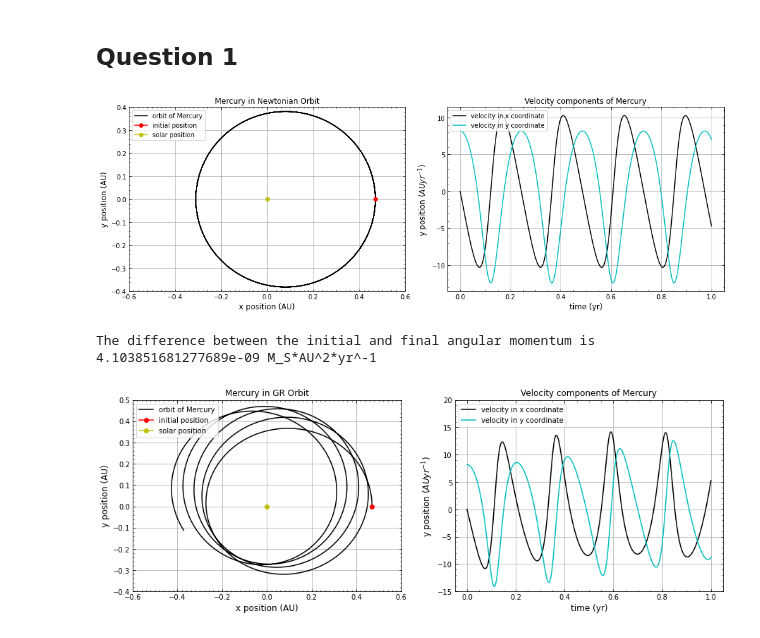
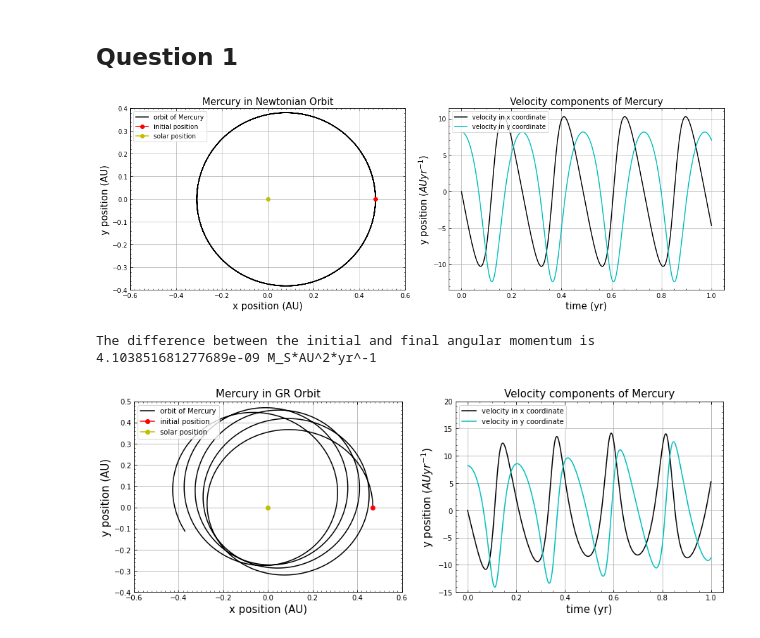
Before and after one commit to r-irons707/PHY407, a Jupyter notebook: Lab_01/Lab_01_Q1.ipynb, the cells around one changed output. Saved outputs shown, nothing was run; the diff lists cells and outputs as text; code cells hidden in the pictures.

Commit message:
label text enlarged

```diff
--- a/Lab_01/Lab_01_Q1.ipynb
+++ b/Lab_01/Lab_01_Q1.ipynb
@@ -91,7 +91,7 @@ for n in range(1,len(t)):
 tdir = 'in'
 plt.rcParams['xtick.direction'] = tdir
 plt.rcParams['ytick.direction'] = tdir
-text = 12
+text = 15
 
 fig, (ax0,ax1) = plt.subplots(ncols=2,nrows=1,figsize=(14,5))
 # orbit plot
@@ -107,34 +107,34 @@ ax0.set_ylim(-0.4,0.4)
 ax0.xaxis.set_minor_locator(MultipleLocator(0.02))
 ax0.yaxis.set_minor_locator(MultipleLocator(0.02))
 ax0.yaxis.set_ticks_position('both')
 ax0.xaxis.set_ticks_position('both')
 ax0.legend(loc='upper left')
 ax0.grid()
 # x and y velocity plot
 ax1.plot(t,v_xn,label='velocity in x coordinate',color='k')
 ax1.plot(t,v_yn,label='velocity in y coordinate',color='c')
 ax1.set_title('Velocity components of Mercury',fontsize=text)
 ax1.set_xlabel('time (yr)',fontsize=text)
 ax1.set_ylabel(r'y position ($AU yr^{-1}$)',fontsize=text)
 #past this point its fancy plotting mechanics
 ax1.xaxis.set_minor_locator(MultipleLocator(0.05))
 ax1.yaxis.set_minor_locator(MultipleLocator(1))
 ax1.yaxis.set_ticks_position('both')
 ax1.xaxis.set_ticks_position('both')
 ax1.legend(loc='upper left')
 ax1.grid()
 
 plt.tight_layout()
 plt.savefig('Newtonian_Orbit.png')
 
 plt.show()
 
 #to confirm conservation of angular momentum, we can check the difference between the initial and final angular momentum to see
 # if it is close to 0
 dL = L[-1] - L[1]
 print('The difference between the initial and final angular momentum is',dL,'M_S*AU^2*yr^-1')
 # %% [output]
-[figure, old version]
+[figure, new version]
 The difference between the initial and final angular momentum is 4.103851681277689e-09 M_S*AU^2*yr^-1
 # %%
 # part d
@@ -198,4 +198,4 @@ plt.savefig('GR_Orbit.png')
 
 plt.show()
 # %% [output]
-[figure, old version]
+[figure, new version]
```
Also changed, not shown: 2 other files.
